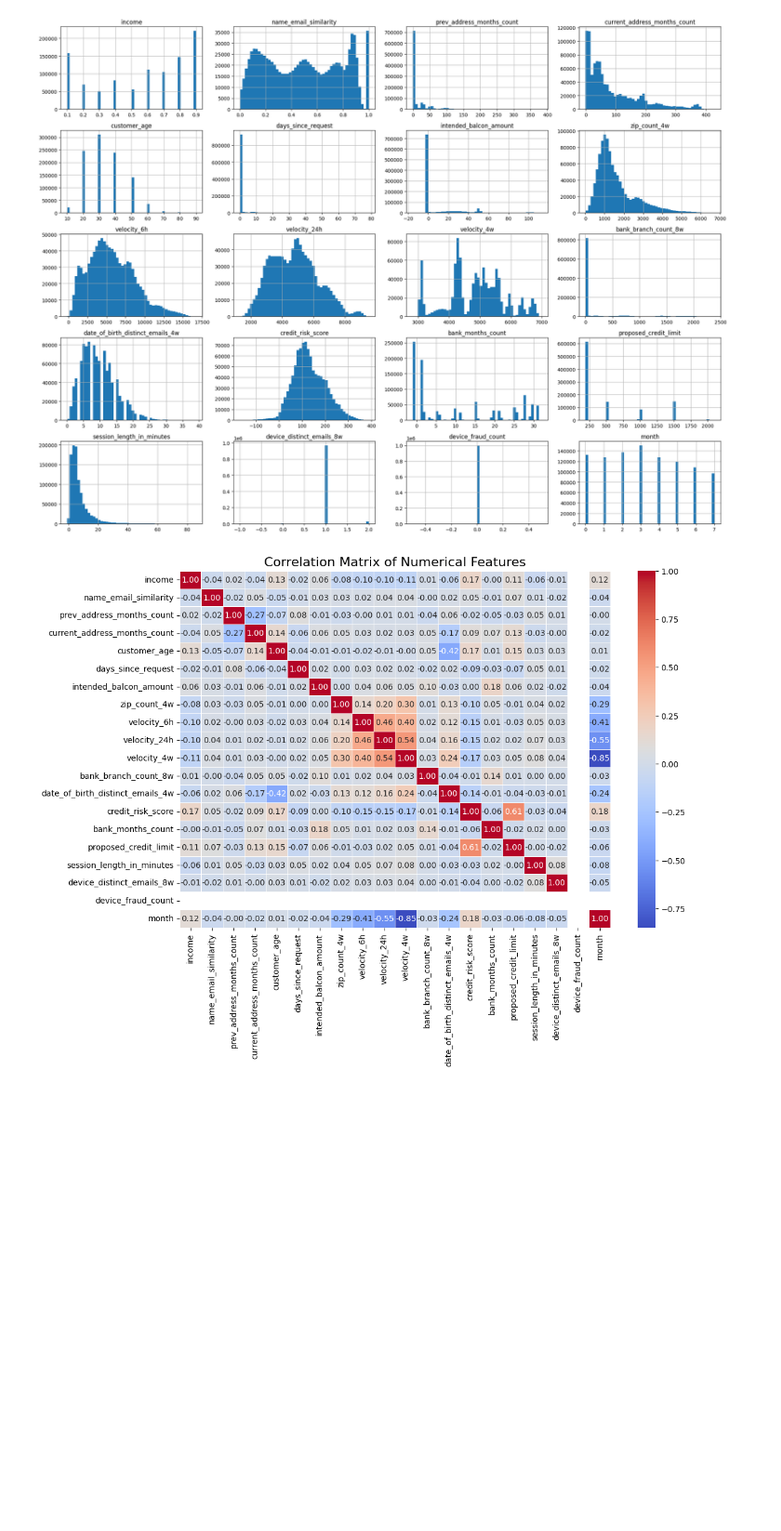
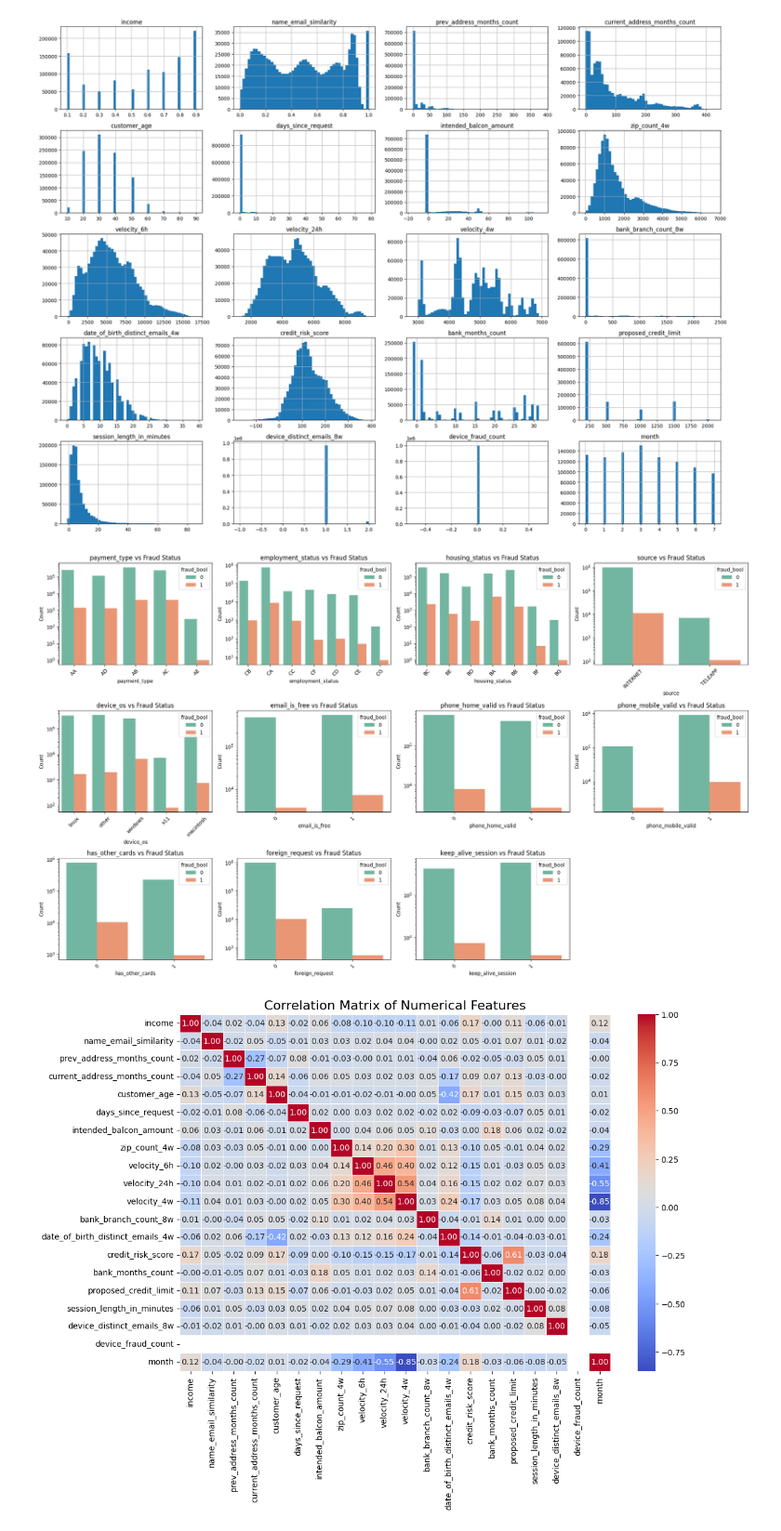
Before and after one commit to bernisschow/DSA4263-Business-and-Commerce-Fraud-Detection, a Jupyter notebook: notebooks/data_cleaning_and_eda.ipynb, the cells around one changed output. Shown at 93% size. Cells and saved outputs as stored; diff of their text form; code cells hidden in the pictures; blank space fills up the shorter version.

```diff
--- a/notebooks/data_cleaning_and_eda.ipynb
+++ b/notebooks/data_cleaning_and_eda.ipynb
@@ -9,0 +8,3 @@ df = pd.read_csv("../data/raw/Base.csv")
+# %%
+file_path = r"C:\Users\P1366370\Downloads\Base.csv"
+df = pd.read_csv(file_path)
@@ -156,6 +161,36 @@ plt.tight_layout()
 plt.show()
 # %% [output]
 [figure]
+# %%
+# Define rows and columns for the subplot grid (3 rows, 4 columns)
+fig, axes = plt.subplots(nrows=3, ncols=4, figsize=(20, 12))
+
+# Flatten axes array for easier iteration
+axes = axes.flatten()
+
+# Plot categorical features with log scale for count axis
+for i, feature in enumerate(categorical_features):
+    sns.countplot(
+        data=df,
+        x=feature,
+        hue="fraud_bool",
+        palette="Set2",
+        ax=axes[i]
+    )
+    axes[i].set_title(f"{feature} vs Fraud Status", fontsize=12)
+    axes[i].set_xlabel(feature, fontsize=10)
+    axes[i].set_ylabel("Count", fontsize=10)
+    axes[i].tick_params(axis='x', rotation=45)
+    axes[i].set_yscale('log')  # Apply log scale to the y-axis
+
+# Hide any empty subplots (if less than 12 features)
+for j in range(i + 1, len(axes)):
+    fig.delaxes(axes[j])
+
+plt.tight_layout()
+plt.show()
+# %% [output]
+[figure, added]
 # %%
 # Correlation matrix for numerical features
 plt.figure(figsize=(12, 8))
```
Also changed, not shown: parts of 15 cells of this notebook.
